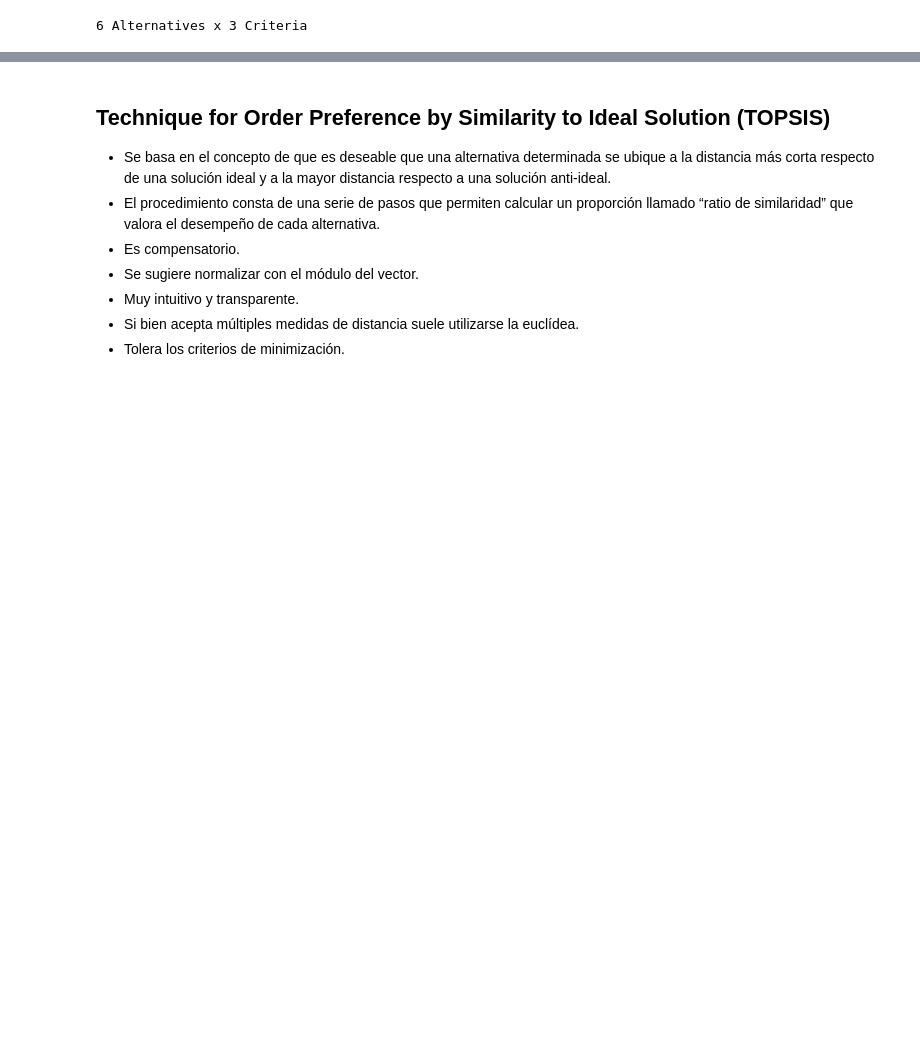
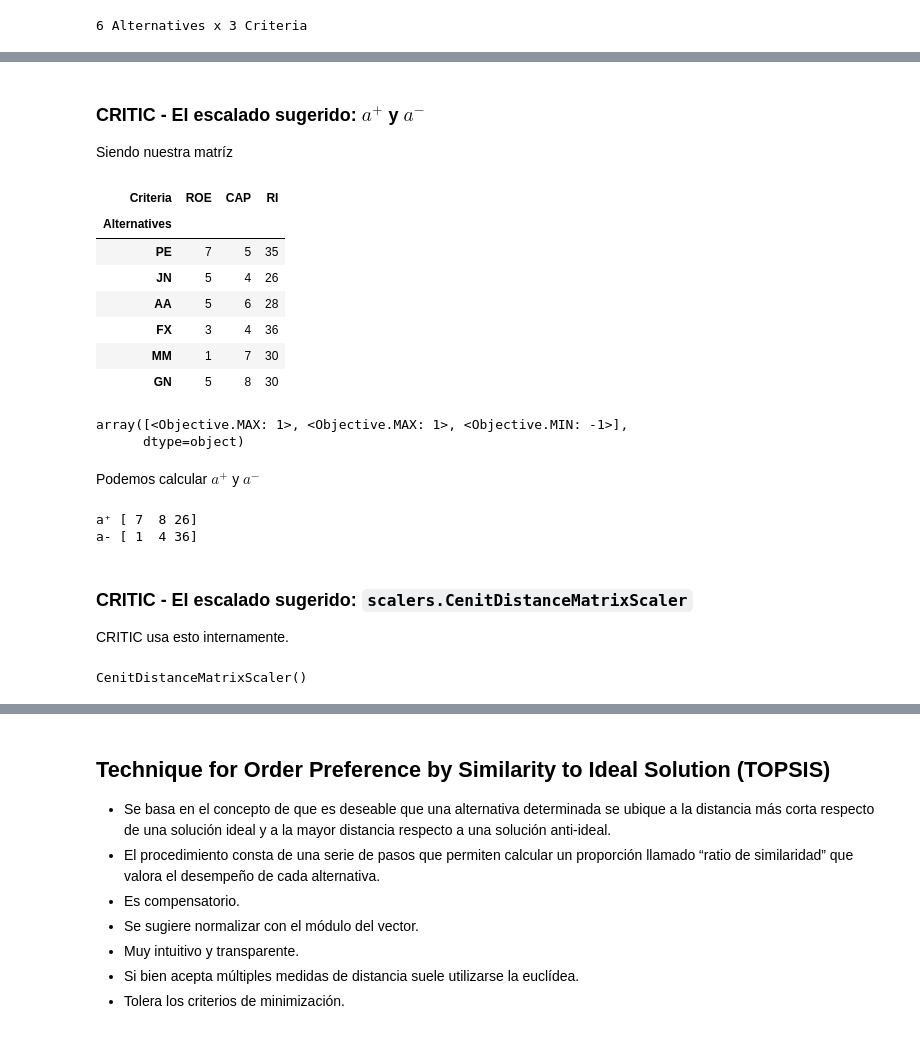
Before and after one commit to leliel12/diplodatos_mcda, a Jupyter notebook: slides/clase2.ipynb, the cells around one changed output, grey strips where cells are left out. Saved outputs shown, nothing was run; the diff lists cells and outputs as text; code cells hidden in the pictures; blank space fills up the shorter version.

```diff
--- a/slides/clase2.ipynb
+++ b/slides/clase2.ipynb
@@ -169,0 +195,37 @@ wght.transform(dm)
+# %% [markdown]
+### CRITIC - El escalado sugerido: $a^+$ y $a^-$
+
+Siendo nuestra matríz
+# %%
+mtx = dm.matrix; objs = dm.objectives.to_numpy(); display(mtx), display(objs);
+# %% [output]
+| Criteria | ROE | CAP | RI |
+| Alternatives |  |  |  |
+| PE | 7 | 5 | 35 |
+| JN | 5 | 4 | 26 |
+| AA | 5 | 6 | 28 |
+| FX | 3 | 4 | 36 |
+| MM | 1 | 7 | 30 |
+| GN | 5 | 8 | 30 |
+array([<Objective.MAX: 1>, <Objective.MAX: 1>, <Objective.MIN: -1>],
+      dtype=object)
+# %% [markdown]
+Podemos calcular $a^+$ y $a^-$
+# %%
+import numpy as np
+print("a⁺", np.where(objs == skc.Objective.MAX, mtx.max(), mtx.min()))
+print("a-", np.where(objs == skc.Objective.MAX, mtx.min(), mtx.max()))
+# %% [output]
+a⁺ [ 7  8 26]
+a- [ 1  4 36]
+# %% [markdown]
+### CRITIC - El escalado sugerido: `scalers.CenitDistanceMatrixScaler`
+
+CRITIC usa esto internamente.
+# %%
+from skcriteria.preprocessing import scalers
+
+skl = scalers.CenitDistanceMatrixScaler()
+skl
+# %% [output]
+CenitDistanceMatrixScaler()
```
Also changed, not shown: parts of 10 cells of this notebook, 2 other files.
